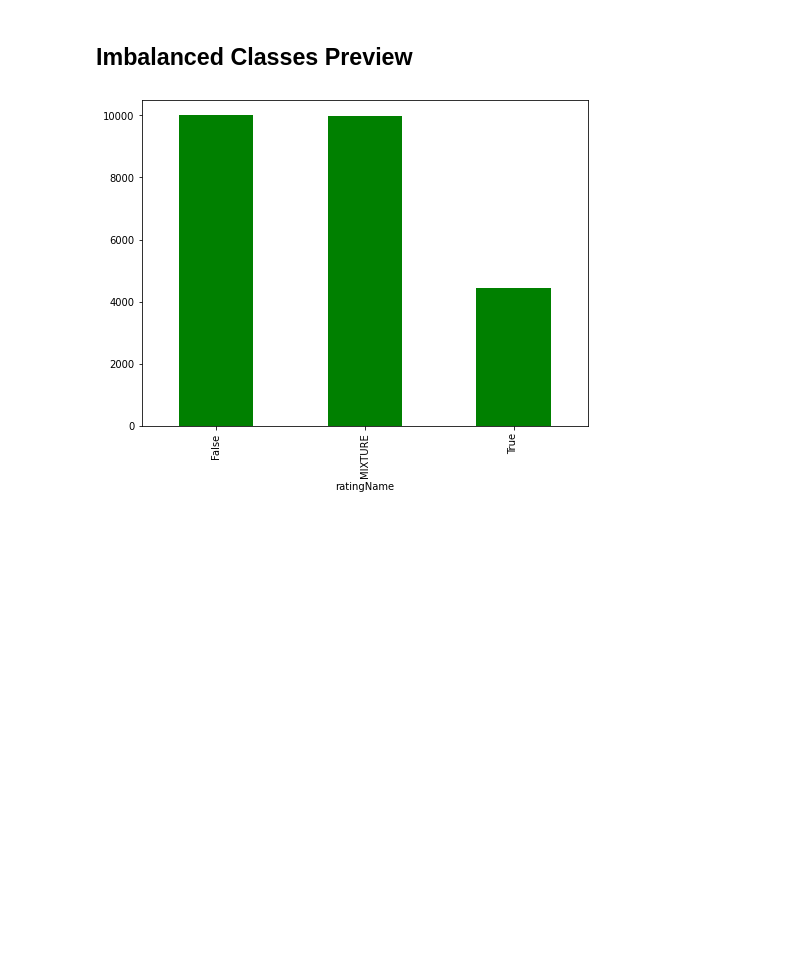
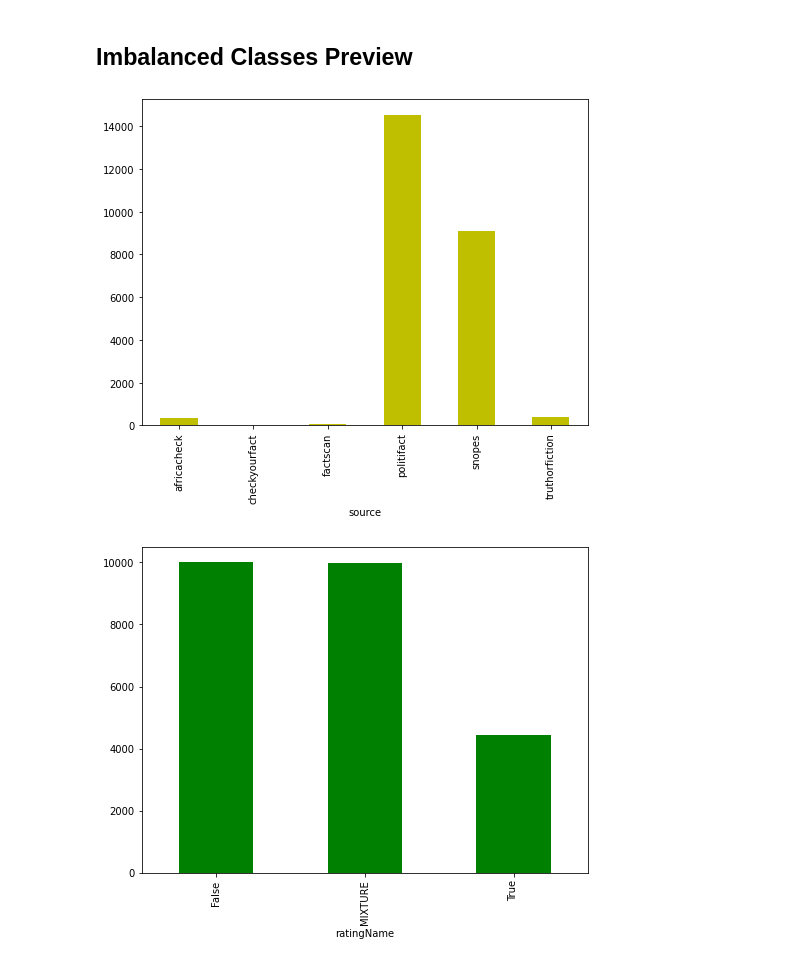
Before and after one commit to EnsiyehRaoufi/Claims-Knowledge-Graph, a Jupyter notebook: ClaimsKG.ipynb, the cells around one changed output. Drawn from its saved outputs; the diff is of its cells as text; code cells hidden in the pictures; blank space fills up the shorter version.

```diff
--- a/ClaimsKG.ipynb
+++ b/ClaimsKG.ipynb
@@ -619,6 +619,14 @@ Number of unique words in named_entities_claim:  24261
 Number of unique words in headline:  24263
 # %% [markdown]
 ## Imbalanced Classes Preview
+# %%
+#claim sources distribution
+
+fig = plt.figure(figsize=(8,6))
+claimskg.groupby('source').ratingName.count().plot.bar(ylim=0, color="y")
+plt.show()
+# %% [output]
+[figure, added]
 # %%
 #Imbalanced Classes
 
```
Also changed, not shown: parts of 23 cells of this notebook.
